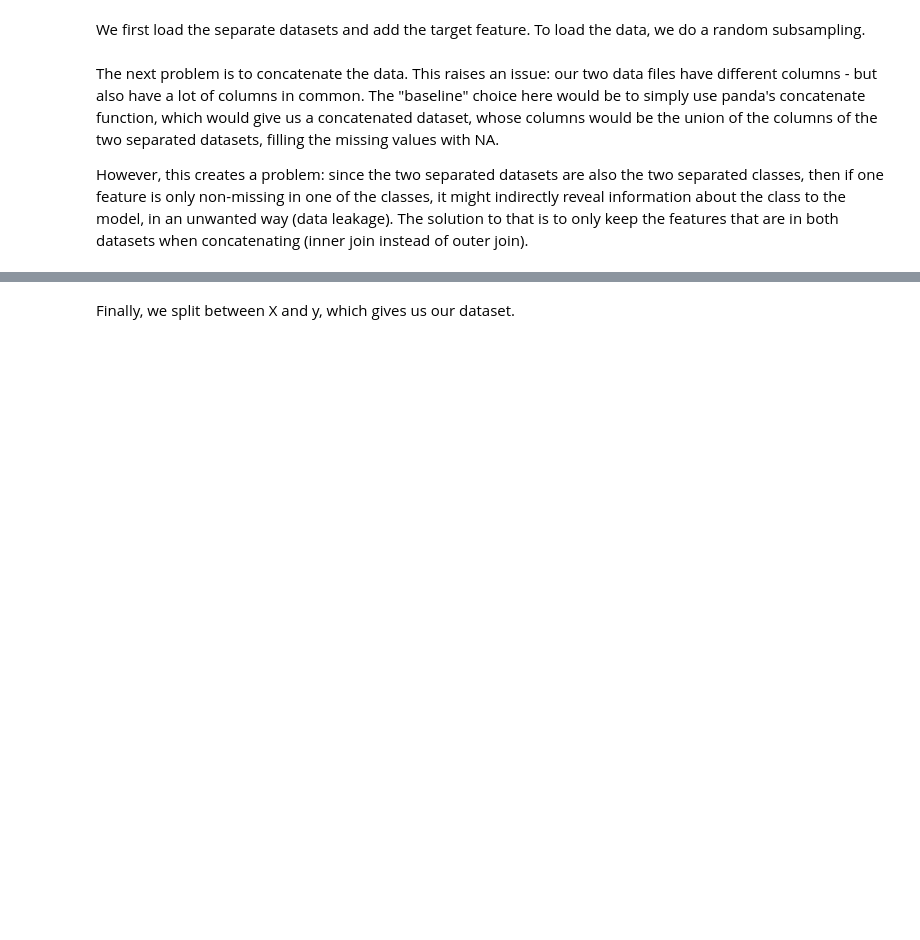
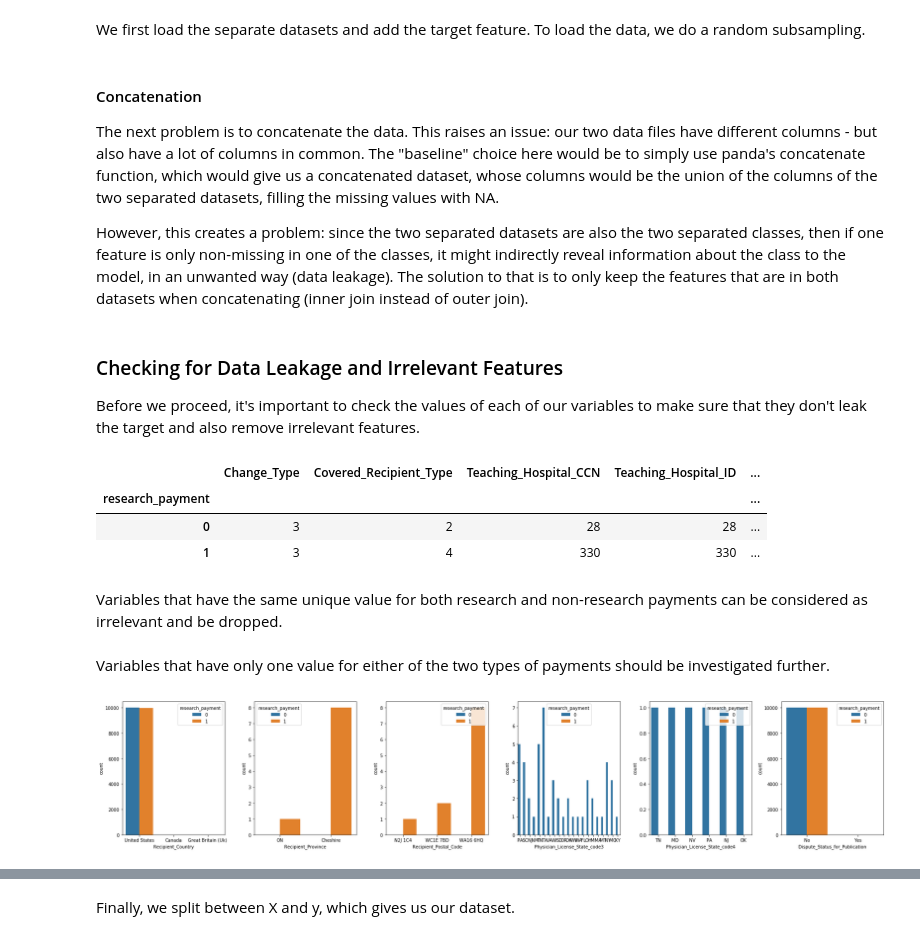
Before and after one commit to aml-spring-19/medical_payment_classification, a Jupyter notebook: HW3.ipynb, the cells around one changed output, grey strips where cells are left out. Cells and saved outputs as stored; diff of their text form; code cells hidden in the pictures; blank space fills up the shorter version.

Commit message:
Add feature plots

```diff
--- a/HW3.ipynb
+++ b/HW3.ipynb
@@ -29,8 +40,8 @@ First of all, let's load the data to assemble the dataset. The data comes from t
 
 The data is naturally imbalanced, as there are much more records of general payments than research payments. Here are the row counts for both files:
 # %%
-n_gen = sum(1 for line in open('data/OP_DTL_GNRL_PGYR2017_P01182019.csv')) - 1
-n_res = sum(1 for line in open('data/OP_DTL_RSRCH_PGYR2017_P01182019.csv')) - 1
+n_gen = sum(1 for line in open('data.nosync/OP_DTL_GNRL_PGYR2017_P01182019.csv')) - 1
+n_res = sum(1 for line in open('data.nosync/OP_DTL_RSRCH_PGYR2017_P01182019.csv')) - 1
 # the -1 is to exclude header
 
 print("General payments: " + str(n_gen) + " lines")
@@ -67,8 +75,50 @@ res = pd.read_csv("data/OP_DTL_RSRCH_PGYR2017_P01182019.csv", skiprows = skiprow
 gen['research_payment'] = 0
 res['research_payment'] = 1
 # %% [markdown]
+#### Concatenation
+
 The next problem is to concatenate the data. This raises an issue: our two data files have different columns - but also have a lot of columns in common. The "baseline" choice here would be to simply use panda's concatenate function, which would give us a concatenated dataset, whose columns would be the union of the columns of the two separated datasets, filling the missing values with NA.
 
 However, this creates a problem: since the two separated datasets are also the two separated classes, then if one feature is only non-missing in one of the classes, it might indirectly reveal information about the class to the model, in an unwanted way (data leakage). The solution to that is to only keep the features that are in both datasets when concatenating (inner join instead of outer join).
 # %%
 df = pd.concat([gen, res], join='inner')
+# %% [markdown]
+### Checking for Data Leakage and Irrelevant Features
+
+Before we proceed, it's important to check the values of each of our variables to make sure that they don't leak the target and also remove irrelevant features.
+# %%
+df.groupby('research_payment').nunique()
+# %% [output]
+|  | Change_Type | Covered_Recipient_Type | Teaching_Hospital_CCN | Teaching_Hospital_ID | ... |
+| research_payment |  |  |  |  | ... |
+| 0 | 3 | 2 | 28 | 28 | ... |
+| 1 | 3 | 4 | 330 | 330 | ... |
+# %%
+cols_drop = ['Change_Type']
+# %% [markdown]
+Variables that have the same unique value for both research and non-research payments can be considered as irrelevant and be dropped.
+# %%
+for v in df.columns.values[:-1]:
+    if len(df[v].unique()) == 1:
+        cols_drop.append(v)
+
+df.drop(cols_drop, axis=1, inplace=True)
+# %% [markdown]
+Variables that have only one value for either of the two types of payments should be investigated further.
+# %%
+cols_drop = []
+for v in df.columns.values[:-1]:
+    for i in range(2):
+        if len(df[df['research_payment'] == i][v].unique()) == 1:
+            if v not in cols_drop: cols_drop.append(v)
+
+
+fig, ax = plt.subplots(1, len(cols_drop), figsize = (25, 5))
+i=0
+for v in cols_drop:
+    sns.countplot(v, hue='research_payment', data = df, ax = ax[i])
+    i+=1
+
+plt.tight_layout()
+# %% [output]
+[figure, added]
```
Also changed, not shown: parts of 10 cells of this notebook.
